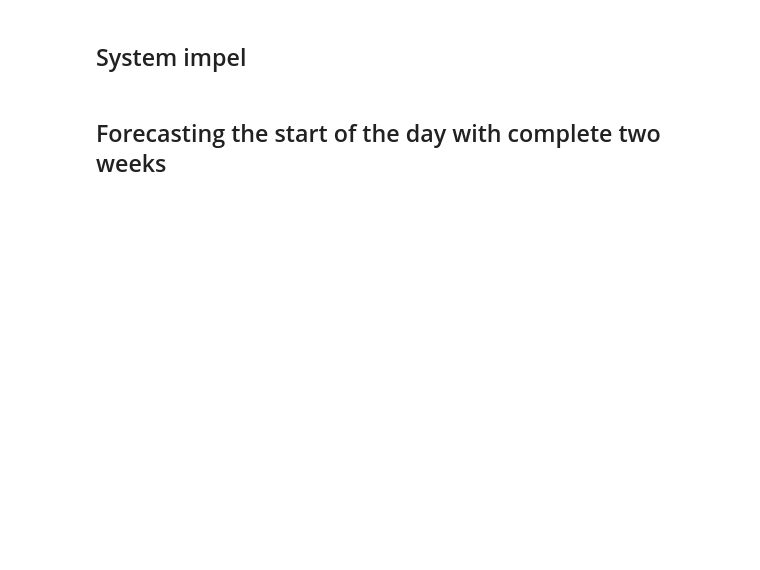
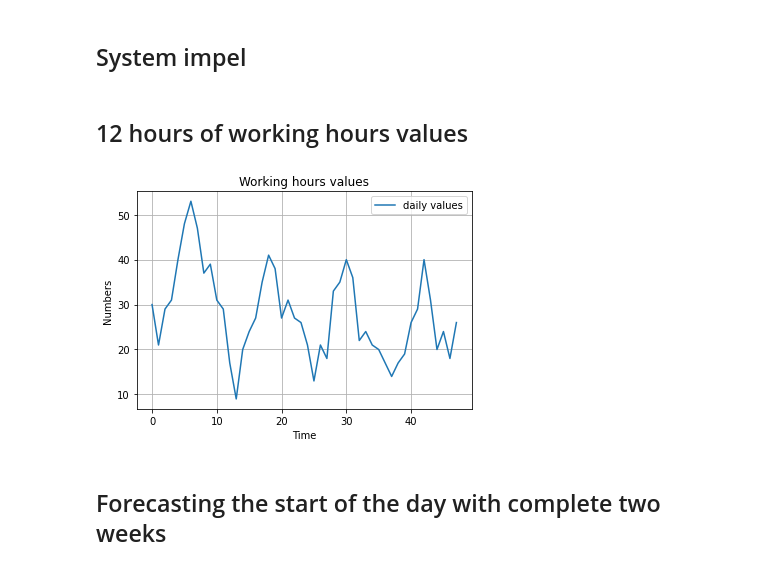
Before and after one commit to erlichsefi/Notebooks, a Jupyter notebook: Holt Winters with querter hourly.ipynb, the cells around one changed output. Saved outputs shown, nothing was run; the diff lists cells and outputs as text; code cells hidden in the pictures; blank space fills up the shorter version.

```diff
--- a/Holt Winters with querter hourly.ipynb
+++ b/Holt Winters with querter hourly.ipynb
@@ -41,3 +41,5 @@ def triple_exponential_smoothing_old(series,n_preds, slen, alpha, beta, gamma):
             seasonals[i%slen] = gamma*(val-smooth) + (1-gamma)*seasonals[i%slen]
             result.append(smooth+trend+seasonals[i%slen])
     return result
+# %% [markdown]
+## 12 hours of working hours values
@@ -44,3 +50,25 @@ def triple_exponential_smoothing_old(series,n_preds, slen, alpha, beta, gamma):
+# %%
+import matplotlib.pyplot as plt
+
+# plotting the Series
+plt.plot(working_hours, label = "daily values")
+
+#plt.plot(smoothen, label = "my selection")
+# giving a title to the graph
+plt.title('Working hours values')
+# naming the x axis
+plt.xlabel('Time')
+# naming the y axis
+plt.ylabel('Numbers')
+
+plt.grid(True)
+# show a legend on the plot
+plt.legend()
+
+# function to show the plot
+plt.show()
+# %% [output]
+[figure, added]
 # %% [markdown]
 ## Forecasting the start of the day with complete two weeks
 # %%
```
Also changed, not shown: parts of 12 cells of this notebook.
